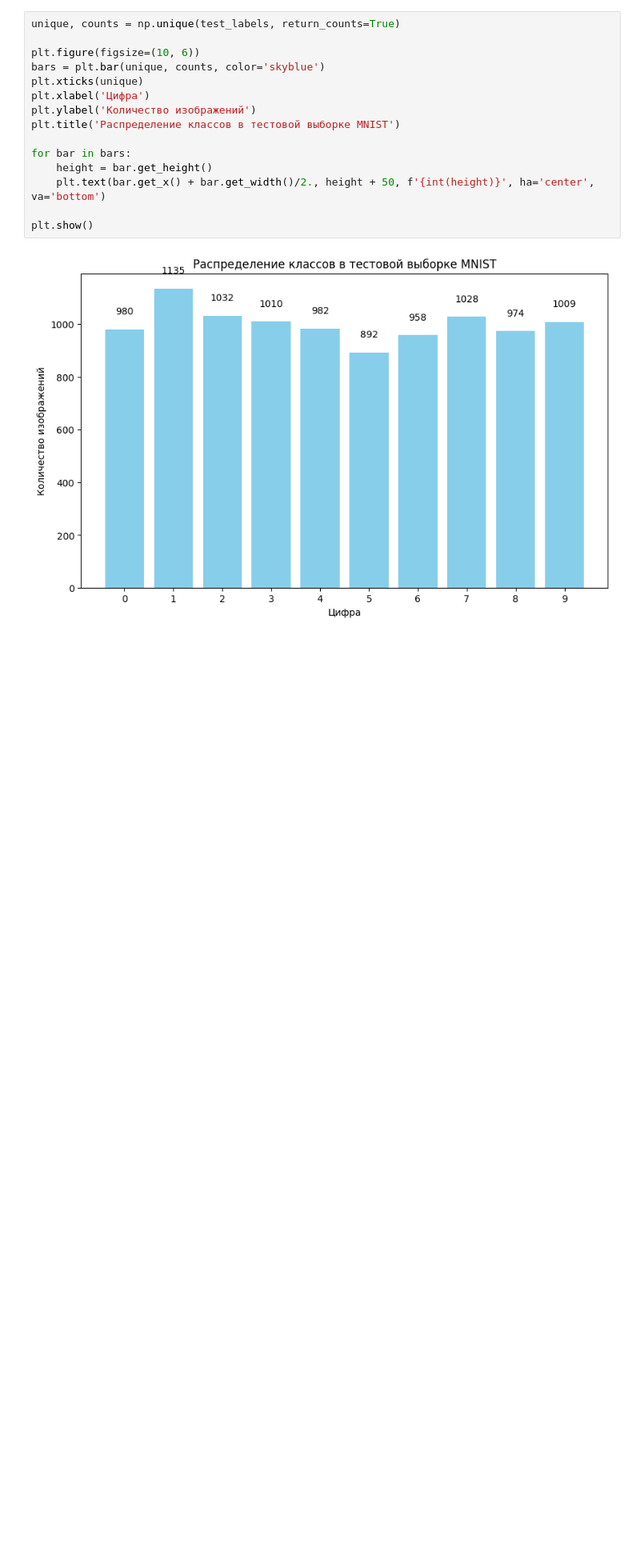
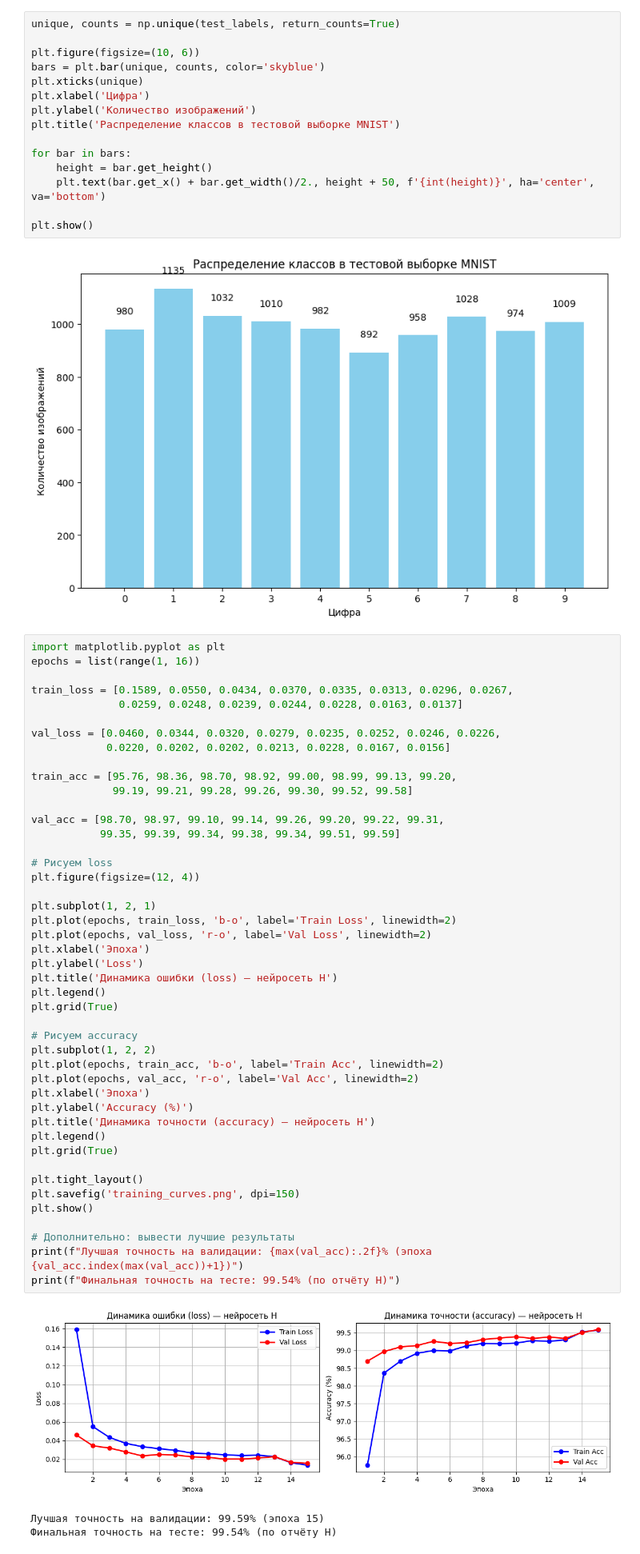
Before and after one commit to tsundistmick/Handwriting-Recognition, a Jupyter notebook: src/analitics.ipynb, the cells around one changed output. Shown at 80% size. Saved outputs shown, nothing was run; the diff lists cells and outputs as text; blank space fills up the shorter version.

```diff
--- a/src/analitics.ipynb
+++ b/src/analitics.ipynb
@@ -56,3 +56,52 @@ for bar in bars:
 plt.show()
 # %% [output]
 [figure]
+# %%
+import matplotlib.pyplot as plt
+epochs = list(range(1, 16))
+
+train_loss = [0.1589, 0.0550, 0.0434, 0.0370, 0.0335, 0.0313, 0.0296, 0.0267,
+              0.0259, 0.0248, 0.0239, 0.0244, 0.0228, 0.0163, 0.0137]
+
+val_loss = [0.0460, 0.0344, 0.0320, 0.0279, 0.0235, 0.0252, 0.0246, 0.0226,
+            0.0220, 0.0202, 0.0202, 0.0213, 0.0228, 0.0167, 0.0156]
+
+train_acc = [95.76, 98.36, 98.70, 98.92, 99.00, 98.99, 99.13, 99.20,
+             99.19, 99.21, 99.28, 99.26, 99.30, 99.52, 99.58]
+
+val_acc = [98.70, 98.97, 99.10, 99.14, 99.26, 99.20, 99.22, 99.31,
+           99.35, 99.39, 99.34, 99.38, 99.34, 99.51, 99.59]
+
+# Рисуем loss
+plt.figure(figsize=(12, 4))
+
+plt.subplot(1, 2, 1)
+plt.plot(epochs, train_loss, 'b-o', label='Train Loss', linewidth=2)
+plt.plot(epochs, val_loss, 'r-o', label='Val Loss', linewidth=2)
+plt.xlabel('Эпоха')
+plt.ylabel('Loss')
+plt.title('Динамика ошибки (loss) — нейросеть Н')
+plt.legend()
+plt.grid(True)
+
+# Рисуем accuracy
+plt.subplot(1, 2, 2)
+plt.plot(epochs, train_acc, 'b-o', label='Train Acc', linewidth=2)
+plt.plot(epochs, val_acc, 'r-o', label='Val Acc', linewidth=2)
+plt.xlabel('Эпоха')
+plt.ylabel('Accuracy (%)')
+plt.title('Динамика точности (accuracy) — нейросеть Н')
+plt.legend()
+plt.grid(True)
+
+plt.tight_layout()
+plt.savefig('training_curves.png', dpi=150)
+plt.show()
+
+# Дополнительно: вывести лучшие результаты
+print(f"Лучшая точность на валидации: {max(val_acc):.2f}% (эпоха {val_acc.index(max(val_acc))+1})")
+print(f"Финальная точность на тесте: 99.54% (по отчёту Н)")
+# %% [output]
+[figure, added]
+Лучшая точность на валидации: 99.59% (эпоха 15)
+Финальная точность на тесте: 99.54% (по отчёту Н)
```
Also changed, not shown: 9 other files.
